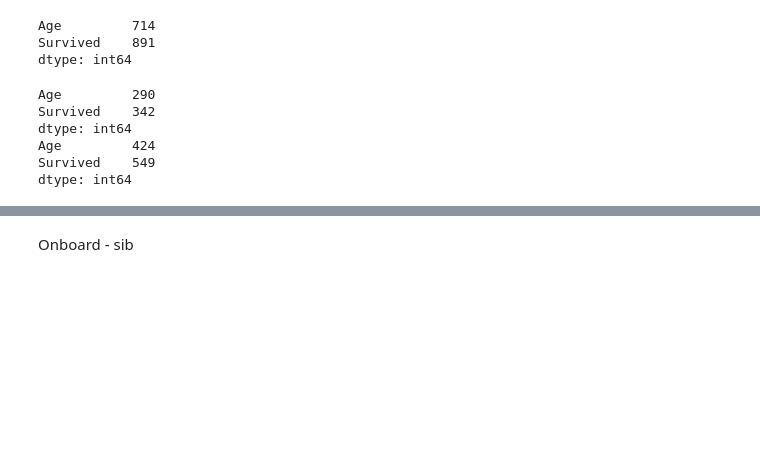
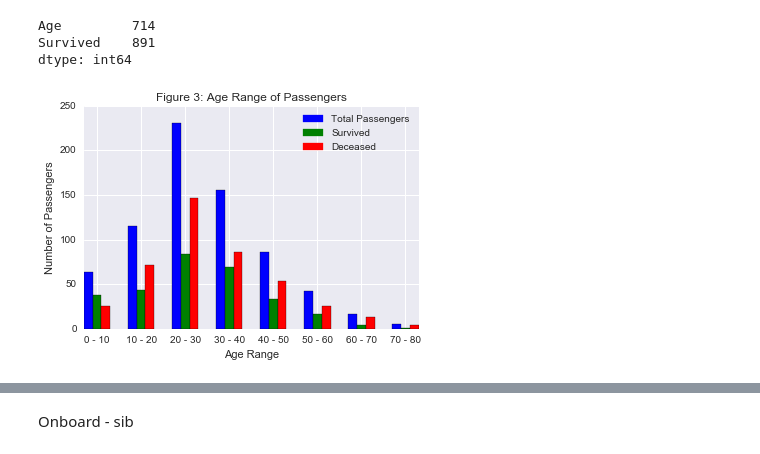
Before and after one commit to kang39/data_analyst, a Jupyter notebook: project_2/P2_Survival_Factors_in_Titanic_Data.ipynb, the cells around one changed output, grey strips where cells are left out. Cells and saved outputs as stored; diff of their text form; code cells hidden in the pictures; blank space fills up the shorter version.

```diff
--- a/project_2/P2_Survival_Factors_in_Titanic_Data.ipynb
+++ b/project_2/P2_Survival_Factors_in_Titanic_Data.ipynb
@@ -326,27 +319,48 @@ dtype: int64
 # %%
 %matplotlib inline
 
 #Group the data by the specific column and return the count of the dataset
 #Make a list based on that new grouped data for plotting
-titanic_age_range_df = titanic_age_df.groupby(pd.cut(titanic_age_df['Age'], range(0, 100, 10))).count()
-#print(titanic_age_range_df)
-
-age_total_by_range = titanic_age_range_df['Age'].values
-temp1 = list(age_total_by_range)
+titanic_age_range_df = titanic_age_df.groupby(pd.cut(titanic_age_df['Age'], range(0, 90, 10))).count()
+age_by_range = titanic_age_range_df['Age'].values
+temp1 = list(age_by_range)
 
 #Group the data by the specific column and return the count of the filtered dataset
 #Make a list based on that new grouped data for plotting
-survived_filtered = titanic_age_df[titanic_age_df.Survived == 1]
-print(survived_filtered.count())
-#survived_by_sex = titanic_sex_df[titanic_sex_df.Survived == 1].groupby('Sex').count()
-#temp2 = list(survived_by_sex.values.flatten())
+survived_age_filtered = titanic_age_df[titanic_age_df.Survived == 1]
+survived_filtered_age_range = survived_age_filtered.groupby(pd.cut(survived_age_filtered['Age'], range(0, 90, 10))).count()
+survived_age_by_range = survived_filtered_age_range['Age'].values
+temp2 = list(survived_age_by_range)
 
-deceased_filtered = titanic_age_df[titanic_age_df.Survived == 0]
-print(deceased_filtered.count())
+#Group the data by the specific column and return the count of the filtered dataset
+#Make a list based on that new grouped data for plotting
+deceased_age_filtered = titanic_age_df[titanic_age_df.Survived == 0]
+deceased_filtered_age_range = deceased_age_filtered.groupby(pd.cut(deceased_age_filtered['Age'], range(0, 90, 10))).count()
+deceased_age_by_range = deceased_filtered_age_range['Age'].values
+temp3 = list(deceased_age_by_range)
+
+#Plot the bar graph
+xaxis = np.array([1, 2, 3, 4, 5, 6, 7, 8]) #number of axis
+plt.xlabel('Age Range')  #X-axis label
+plt.ylabel('Number of Passengers') #Y-axis label
+plt.title("Figure 3: Age Range of Passengers") #Chart title
+plt.xticks([1,2,3,4,5,6,7,8], ['0 - 10', '10 - 20', '20 - 30', '30 - 40', '40 - 50', '50 - 60', \
+                               '60 - 70', '70 - 80']) #Rename the X-axis
+
+#Divide the current figure into an m-by-n grid
+#Plot the graph based on each list above
+ax = plt.subplot(111)
+ax.bar(xaxis-0.2, temp1, width=0.2, color ='b', align='center')
+ax.bar(xaxis, temp2, width=0.2, color ='g', align='center')
+ax.bar(xaxis+0.2, temp3, width=0.2, color ='r', align='center')
+
+#Insert legend with color coding for information
+blue_patch = mpatches.Patch(color='blue', label='Total Passengers')
+green_patch = mpatches.Patch(color='green', label='Survived')
+red_patch = mpatches.Patch(color='red', label='Deceased')
+plt.legend(loc = 'upper right', handles=[blue_patch, green_patch, red_patch])
+
+#Show the graph
+plt.show()
 # %% [output]
-Age         290
-Survived    342
-dtype: int64
-Age         424
-Survived    549
-dtype: int64
+[figure, added]
```
Also changed, not shown: parts of 11 cells of this notebook.
